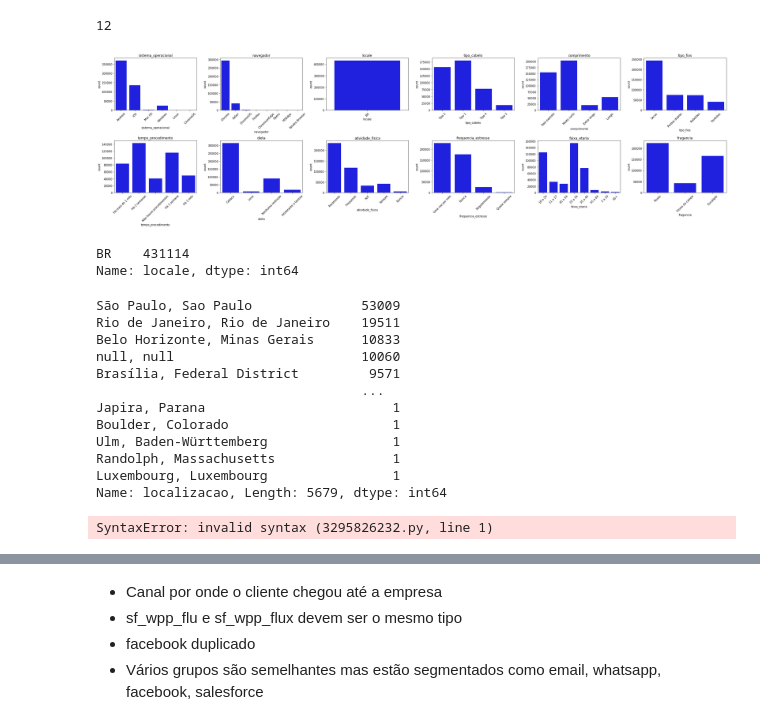
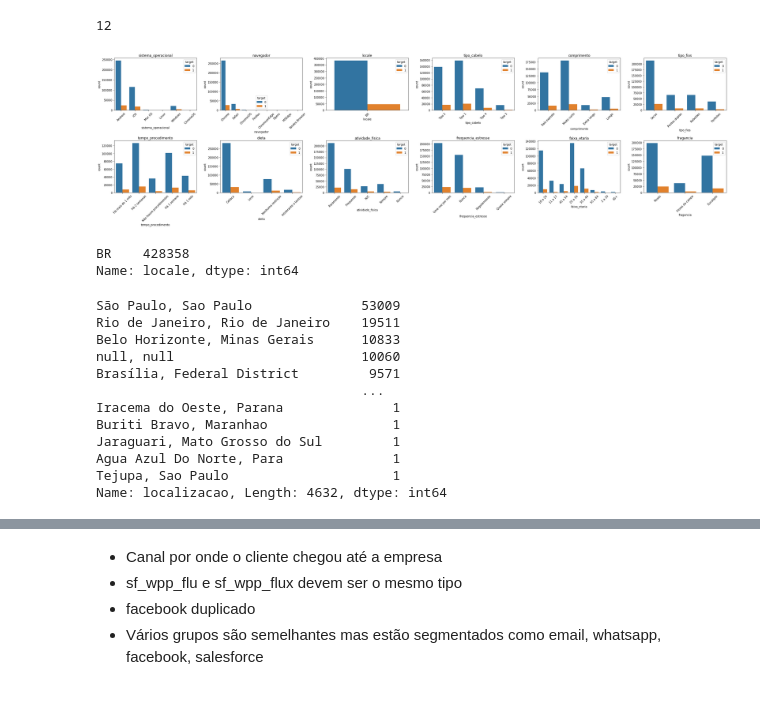
Before and after one commit to GabrielG16/Cosmetics, a Jupyter notebook: cosmetic.ipynb, the cells around one changed output, grey strips where cells are left out. Cells and saved outputs as stored; diff of their text form; code cells hidden in the pictures.

```diff
--- a/cosmetic.ipynb
+++ b/cosmetic.ipynb
@@ -97,8 +103,6 @@ df4u = pd.DataFrame(rows, columns = cols)
 ## Carregando base localmente
 # %%
 df4u = pd.read_csv('csv/dados_py.csv')
-# %%
-df4u = df4u.drop('Unnamed: 0', axis =1)
 # %%
 df4u.data = pd.to_datetime(df4u.data)
 # %% [markdown]
@@ -192,0 +156,4 @@ sns.countplot(data = df, x='tipo_cabelo', hue = 'target')
+# %%
+df['count_estado'] = df.groupby('estado')['navegador'].transform('count')
+# %%
+df = df[df['count_estado'] > 100].drop('count_estado',axis = 1)
@@ -228,25 +203,25 @@ len(cat_m10)
 # %%
 f, ax = plt.subplots(figsize=(32,9), nrows=2, ncols = int(len(cat_m10)/2))
 c=0
 l=0
 for catcol in cat_m10:
-    sns.countplot(x=catcol, data = df, ax = ax[l][c], color = 'blue')
+    sns.countplot(x=catcol, data = df, hue = 'target', ax = ax[l][c])
     ax[l][c].tick_params(axis='x', rotation=45)
     ax[l][c].set_title(catcol)
     if c<len(cat_m10)/2-1:
         c+=1
     else:
         c=0
         l+=1
 
 plt.tight_layout()
 # %% [output]
-[figure, old version]
+[figure, new version]
 # %%
 # FEATURE LOCALE
 df.locale.value_counts()
 # %% [output]
-BR    431114
+BR    428358
 Name: locale, dtype: int64
 # %%
 #Coluna sem variabilidade será dropada
@@ -261,10 +236,10 @@ Belo Horizonte, Minas Gerais      10833
 null, null                        10060
 Brasília, Federal District         9571
                                   ...
-Japira, Parana                        1
-Boulder, Colorado                     1
-Ulm, Baden-Württemberg                1
-Randolph, Massachusetts               1
-Luxembourg, Luxembourg                1
-Name: localizacao, Length: 5679, dtype: int64
+Iracema do Oeste, Parana              1
+Buriti Bravo, Maranhao                1
+Jaraguari, Mato Grosso do Sul         1
+Agua Azul Do Norte, Para              1
+Tejupa, Sao Paulo                     1
+Name: localizacao, Length: 4632, dtype: int64
 # %%
@@ -272,10 +247 @@ Name: localizacao, Length: 5679, dtype: int64
 df.drop('localizacao', axis =1, inplace = True)
-# %%
-efeitos_desejados     OK
-cidade                OK
-caracteristica        OK
-estado                OK
-procedimentos         OK
-utm_source            OK
-# %% [output]
-SyntaxError: invalid syntax (3295826232.py, line 1)
```
Also changed, not shown: parts of 99 cells of this notebook.
